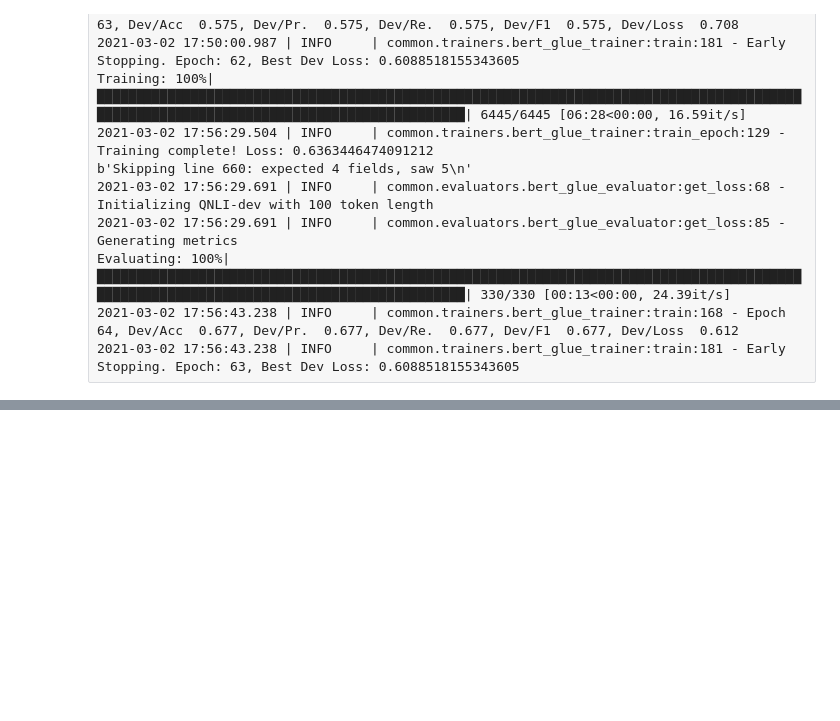
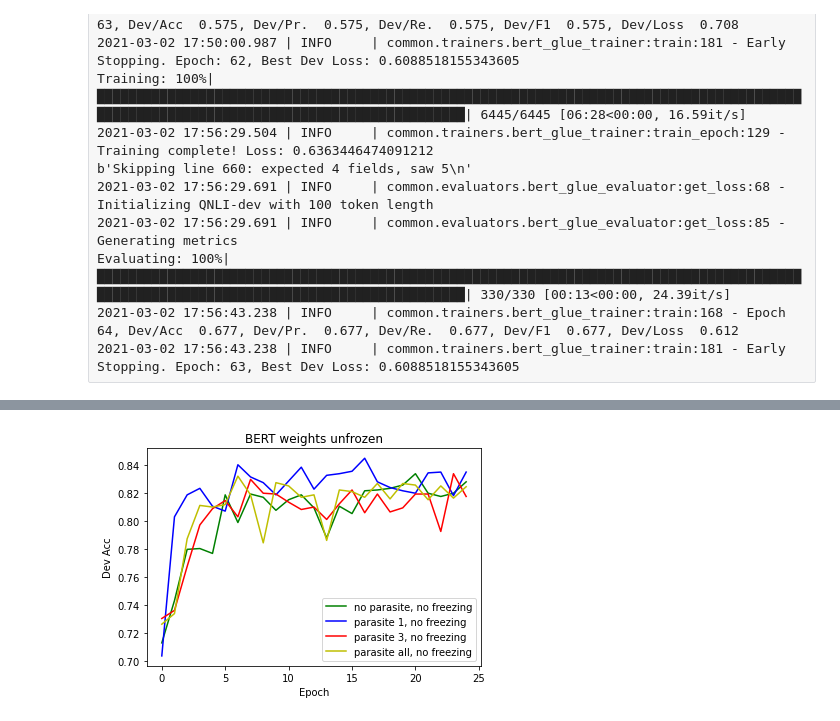
Before and after one commit to cbenge509/BERTVision, a Jupyter notebook: code/torch/embedding_size.ipynb, the cells around one changed output, grey strips where cells are left out. Saved outputs shown, nothing was run; the diff lists cells and outputs as text; code cells hidden in the pictures; blank space fills up the shorter version.

```diff
--- a/code/torch/embedding_size.ipynb
+++ b/code/torch/embedding_size.ipynb
@@ -613,0 +883,12 @@ for n,p in model.named_parameters():
+# %%
+plt.plot(dev_acc[8], color = 'g', label = 'no parasite, no freezing')
+plt.plot(dev_acc[5], color = 'b', label = 'parasite 1, no freezing')
+plt.plot(dev_acc[6], color = 'r', label = 'parasite 3, no freezing')
+plt.plot(dev_acc[7], color = 'y', label = 'parasite all, no freezing')
+plt.legend(loc = 'lower right')
+plt.title("BERT weights unfrozen")
+plt.ylabel("Dev Acc")
+plt.xlabel("Epoch")
+plt.savefig('2.png', dpi = 300)
+# %% [output]
+[figure, added]
```
Also changed, not shown: parts of 18 cells of this notebook, 36 other files.
